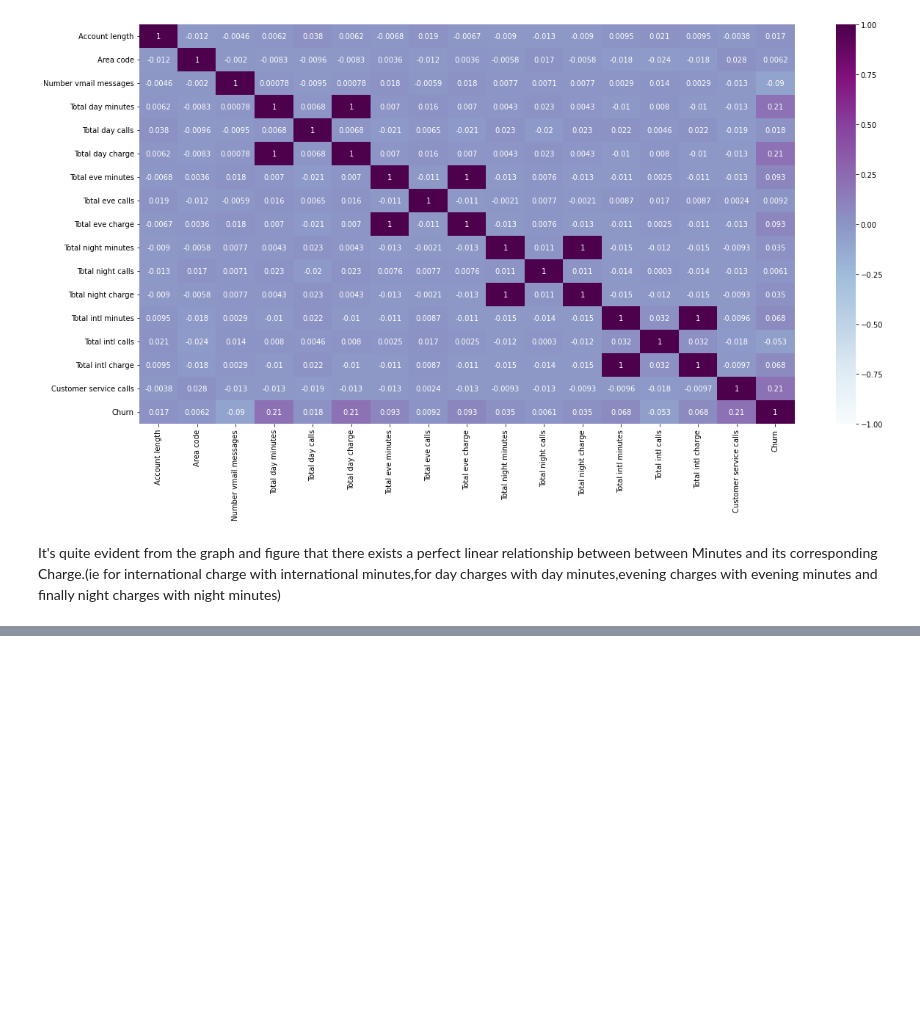
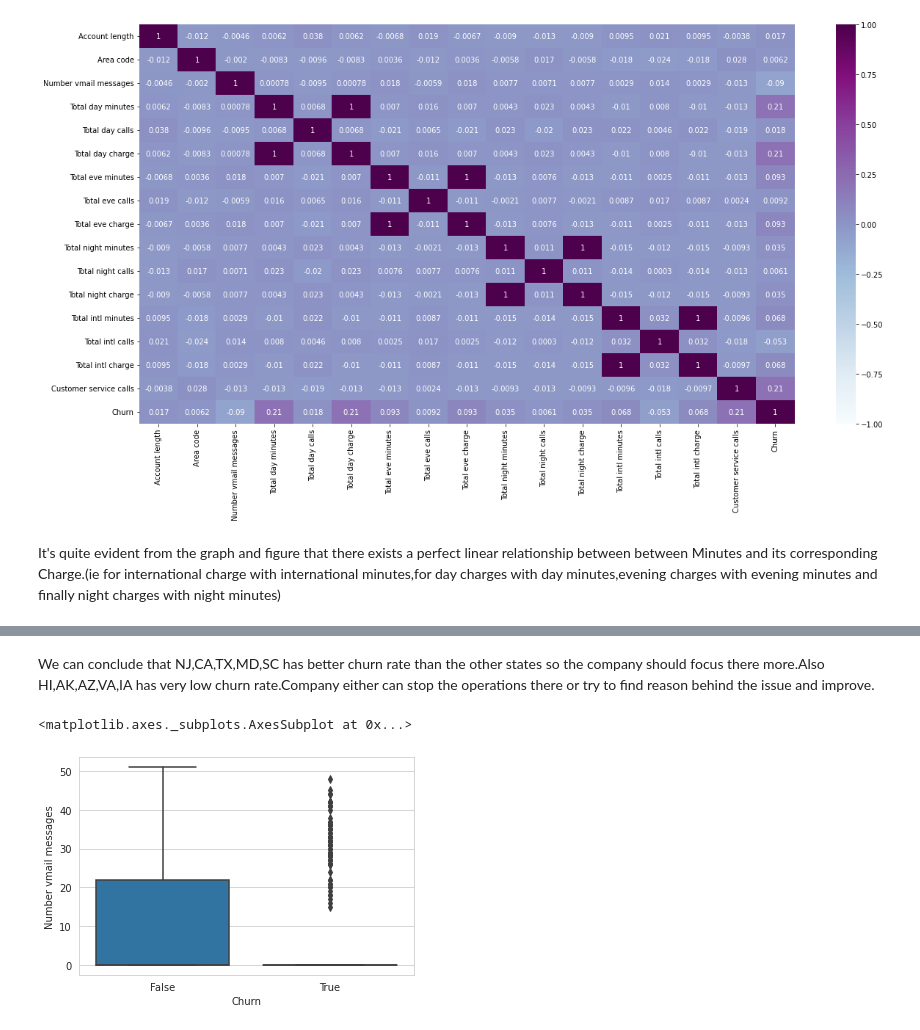
Before and after one commit to Nakulpradeep94/EDA_CHURN_ANALYSIS, a Jupyter notebook: Copy_of_Telecom_Churn_Analysis_Capstone_Project.ipynb, the cells around one changed output, grey strips where cells are left out. Cells and saved outputs as stored; diff of their text form; code cells hidden in the pictures; blank space fills up the shorter version.

```diff
--- a/Copy_of_Telecom_Churn_Analysis_Capstone_Project.ipynb
+++ b/Copy_of_Telecom_Churn_Analysis_Capstone_Project.ipynb
@@ -235,0 +304,10 @@ It's quite evident from the graph and figure that there exists a perfect linear
+# %% [markdown]
+We can conclude that NJ,CA,TX,MD,SC has better churn rate than the other states so the company should focus there more.Also HI,AK,AZ,VA,IA has very low churn rate.Company either can stop the operations there or try to find reason behind the issue and improve.
+# %%
+#no of vmail messages and churn rate through box plate
+sns.set_style("whitegrid")
+
+sns.boxplot(x = 'Churn', y = 'Number vmail messages', data =df)
+# %% [output]
+<matplotlib.axes._subplots.AxesSubplot at 0x...>
+[figure, added]
```
Also changed, not shown: parts of 21 cells of this notebook.
